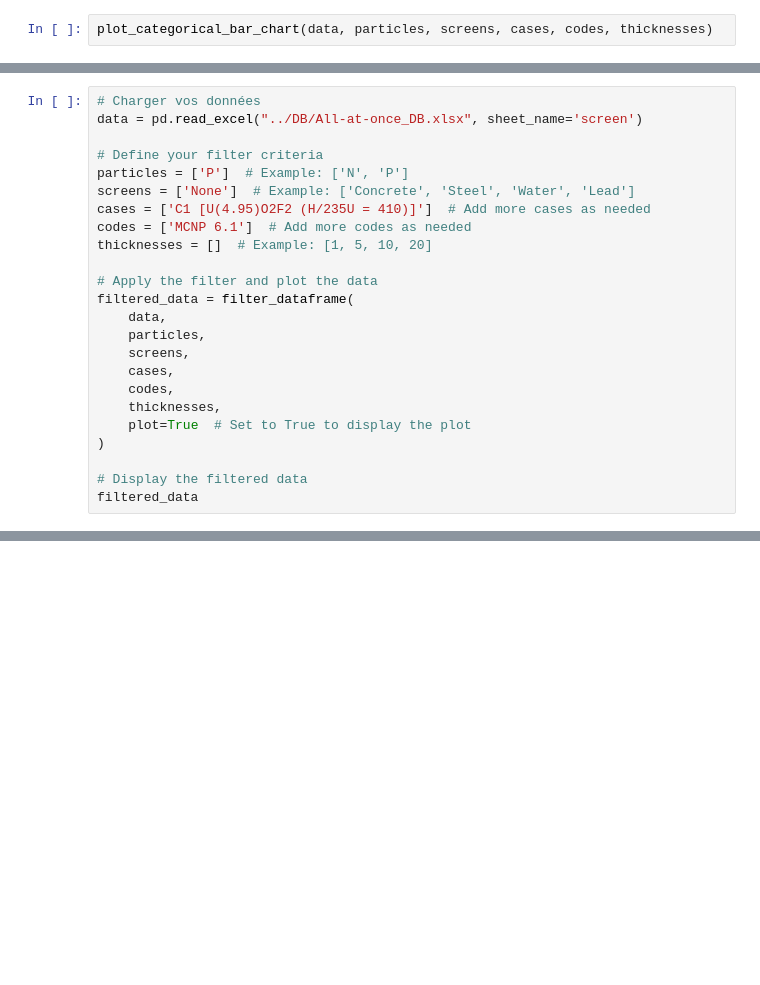
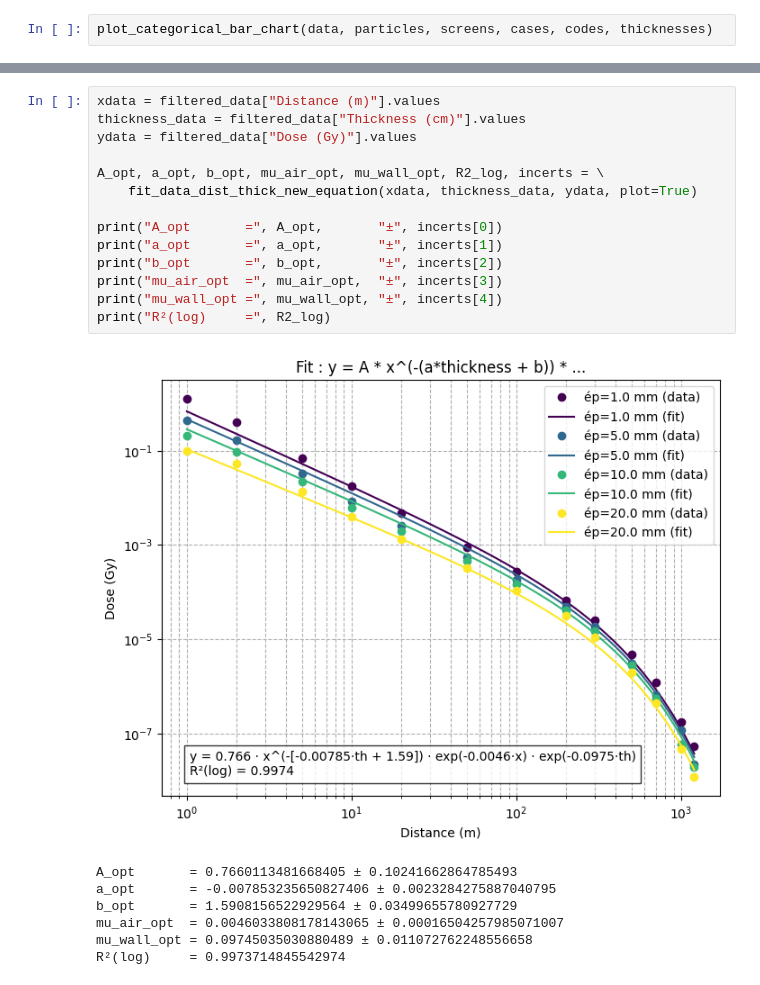
Before and after one commit to Astangul/SlideRule, a Jupyter notebook: Notebooks/DB_analysis.ipynb, the cells around one changed output, grey strips where cells are left out. Saved outputs shown, nothing was run; the diff lists cells and outputs as text; blank space fills up the shorter version.

```diff
--- a/Notebooks/DB_analysis.ipynb
+++ b/Notebooks/DB_analysis.ipynb
@@ -291,24 +733,0 @@ def filter_dataframe(data, particles, screens, cases, codes, thicknesses, plot=F
-# %%
-# Charger vos données
-data = pd.read_excel("../DB/All-at-once_DB.xlsx", sheet_name='screen')
-
-# Define your filter criteria
-particles = ['P']  # Example: ['N', 'P']
-screens = ['None']  # Example: ['Concrete', 'Steel', 'Water', 'Lead']
-cases = ['C1 [U(4.95)O2F2 (H/235U = 410)]']  # Add more cases as needed
-codes = ['MCNP 6.1']  # Add more codes as needed
-thicknesses = []  # Example: [1, 5, 10, 20]
-
-# Apply the filter and plot the data
-filtered_data = filter_dataframe(
-    data,
-    particles,
-    screens,
-    cases,
-    codes,
-    thicknesses,
-    plot=True  # Set to True to display the plot
-)
-
-# Display the filtered data
-filtered_data
@@ -329,0 +734,22 @@ filtered_data
+# %%
+xdata = filtered_data["Distance (m)"].values
+thickness_data = filtered_data["Thickness (cm)"].values
+ydata = filtered_data["Dose (Gy)"].values
+
+A_opt, a_opt, b_opt, mu_air_opt, mu_wall_opt, R2_log, incerts = \
+    fit_data_dist_thick_new_equation(xdata, thickness_data, ydata, plot=True)
+
+print("A_opt       =", A_opt,       "±", incerts[0])
+print("a_opt       =", a_opt,       "±", incerts[1])
+print("b_opt       =", b_opt,       "±", incerts[2])
+print("mu_air_opt  =", mu_air_opt,  "±", incerts[3])
+print("mu_wall_opt =", mu_wall_opt, "±", incerts[4])
+print("R²(log)     =", R2_log)
+# %% [output]
+[figure, added]
+A_opt       = 0.7660113481668405 ± 0.10241662864785493
+a_opt       = -0.007853235650827406 ± 0.0023284275887040795
+b_opt       = 1.5908156522929564 ± 0.03499655780927729
+mu_air_opt  = 0.0046033808178143065 ± 0.00016504257985071007
+mu_wall_opt = 0.09745035030880489 ± 0.011072762248556658
+R²(log)     = 0.9973714845542974
```
Also changed, not shown: parts of 42 cells of this notebook, 27 other files.
